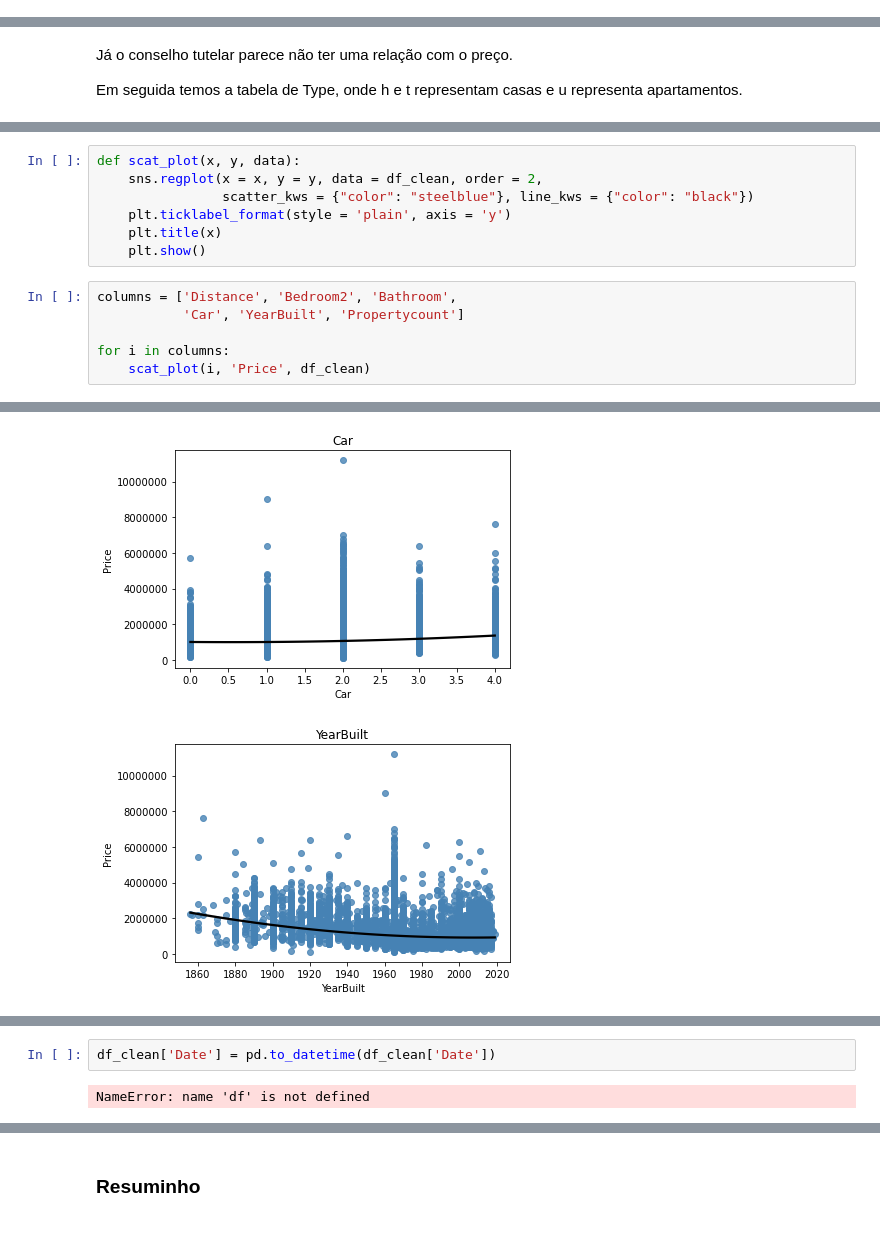
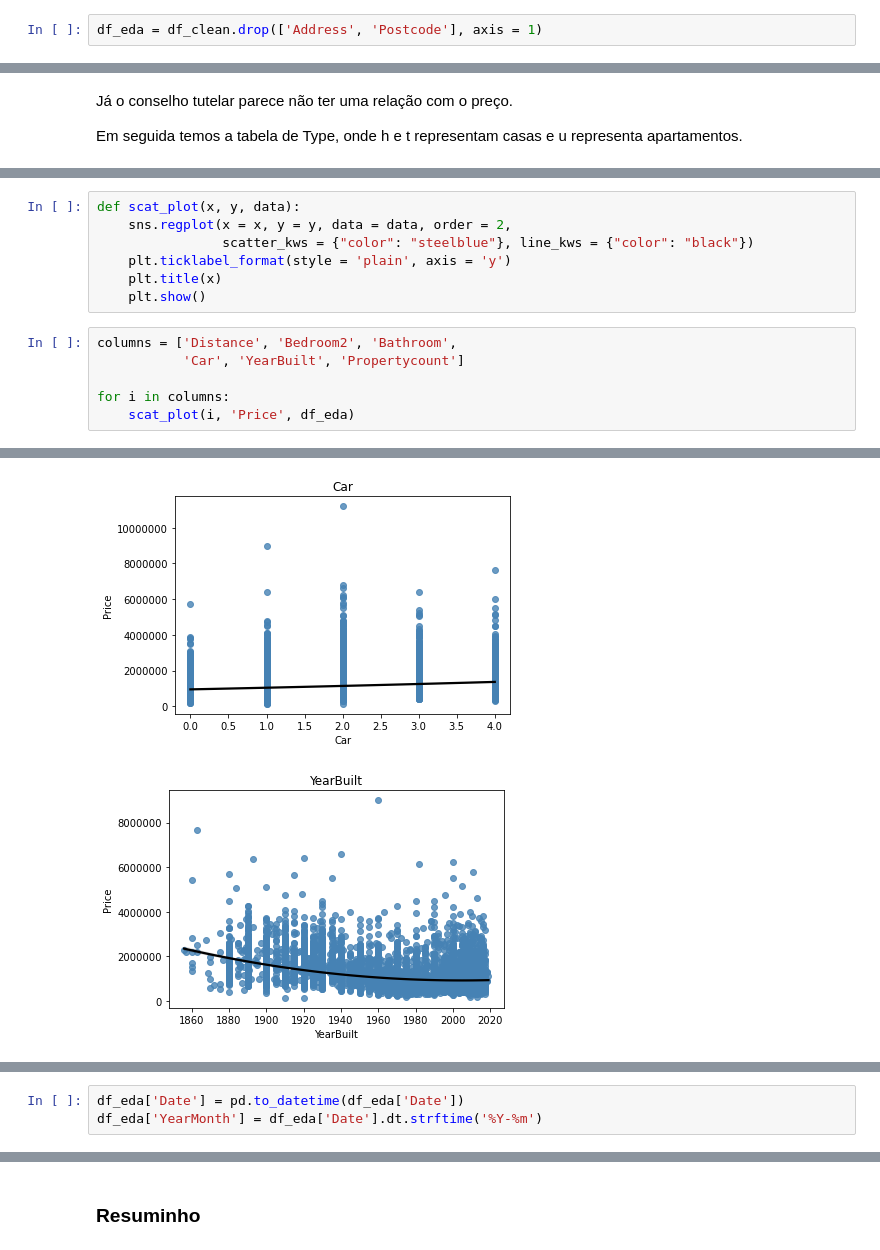
Before and after one commit to taryll/EDA_melbourne_house_price, a Jupyter notebook: src/notebook/Analise_dados.ipynb, the cells around one changed output, grey strips where cells are left out. Drawn from its saved outputs; the diff is of its cells as text.

```diff
--- a/src/notebook/Analise_dados.ipynb
+++ b/src/notebook/Analise_dados.ipynb
@@ -28,3 +30,5 @@ df_clean.sample(5)
+# %%
+df_eda = df_clean.drop(['Address', 'Postcode'], axis = 1)
 # %%
 pd.options.display.float_format = '{:.2f}'.format
 # %%
@@ -265,6 +302,6 @@ plt.show()
 # %%
 def scat_plot(x, y, data):
-    sns.regplot(x = x, y = y, data = df_clean, order = 2,
+    sns.regplot(x = x, y = y, data = data, order = 2,
                 scatter_kws = {"color": "steelblue"}, line_kws = {"color": "black"})
     plt.ticklabel_format(style = 'plain', axis = 'y')
     plt.title(x)
@@ -274,6 +311,6 @@ columns = ['Distance', 'Bedroom2', 'Bathroom',
            'Car', 'YearBuilt', 'Propertycount']
 
 for i in columns:
-    scat_plot(i, 'Price', df_clean)
+    scat_plot(i, 'Price', df_eda)
 # %% [output]
 [figure]
@@ -282,7 +319,6 @@ for i in columns:
 [figure]
-[figure, old version]
+[figure, new version]
 [figure]
 # %%
-df_clean['Date'] = pd.to_datetime(df_clean['Date'])
+df_eda['Date'] = pd.to_datetime(df_eda['Date'])
+df_eda['YearMonth'] = df_eda['Date'].dt.strftime('%Y-%m')
-# %% [output]
-NameError: name 'df' is not defined
```
Also changed, not shown: parts of 33 cells of this notebook, 2 other files.
